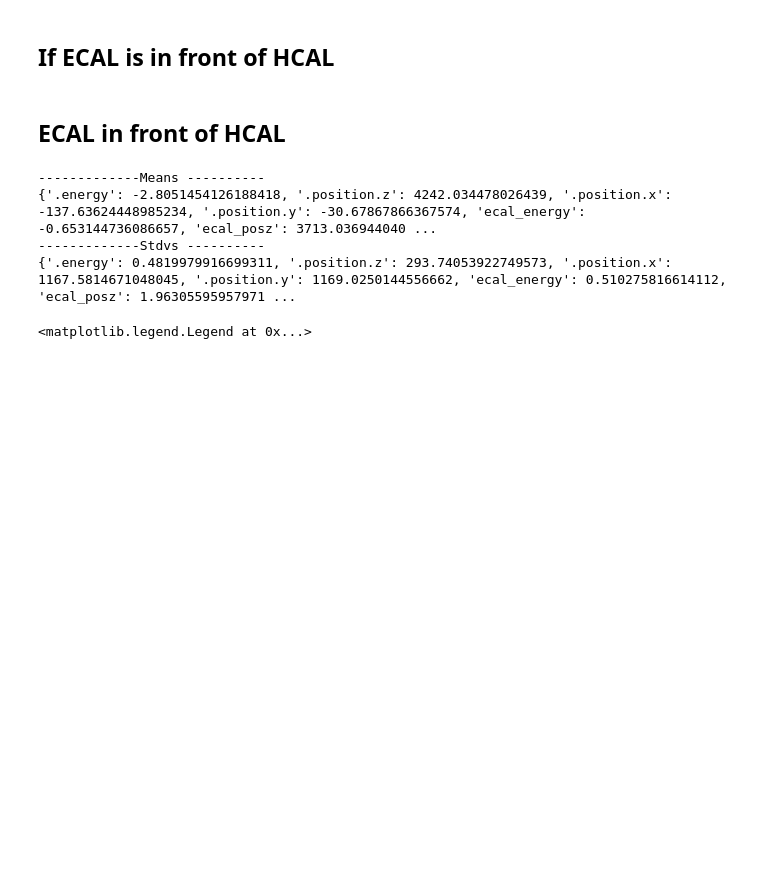
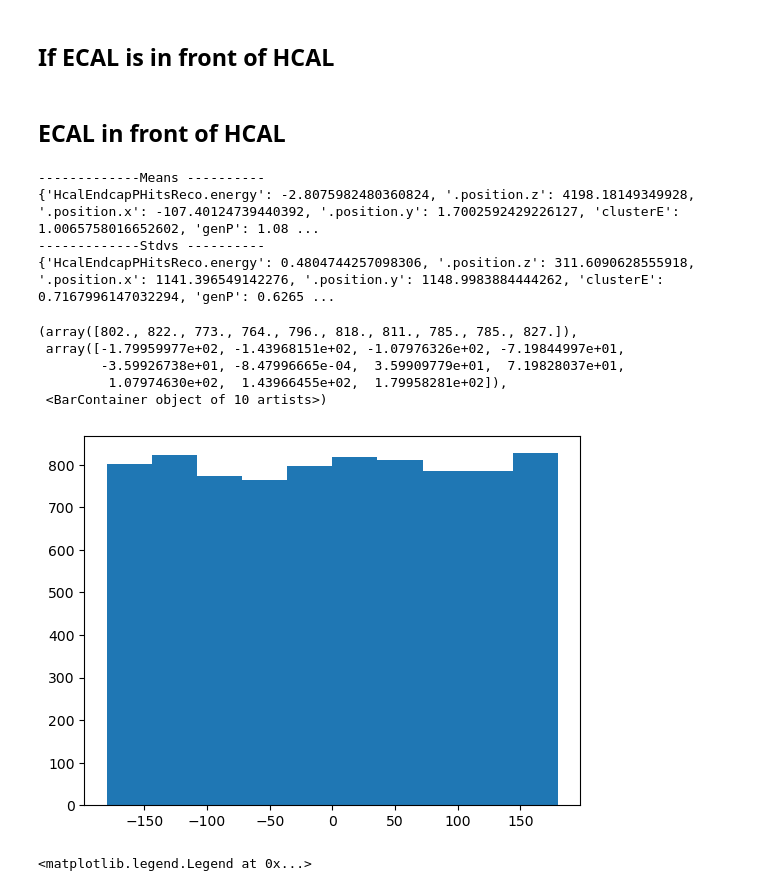
Before and after one commit to eiccodesign/regressiononly, a Jupyter notebook: notebooks/hitQA.ipynb, the cells around one changed output. Drawn from its saved outputs; the diff is of its cells as text; code cells hidden in the pictures; blank space fills up the shorter version.

```diff
--- a/notebooks/hitQA.ipynb
+++ b/notebooks/hitQA.ipynb
@@ -1297,13 +1178,13 @@ path_to_stat=f'/media/miguel/Elements/bishnu/zdc_models/preprocessed_input4D_out
 #'
 #path_to_stat='/media/miguel/Elements/ECCE_HCAL/ECCE_ECAL_HCAL_model_theta_10-30/new_models_1Doutput_09-08/preprocessed_input4D_output1D_ECCE_graphnet_test'
 
-output_dim=1
+output_dim=3
 include_ecal=True
 git_repo='my'
 
 if git_repo=='my':
-    path_to_stat='/media/miguel/Elements/ECCE_HCAL/ECCE_ECAL_HCAL_model_theta_10-30/new_models_1Doutput_09-08/\
-preprocessed_input4D_output1D_Hcal_4W_60Fe_zseg8_try' #preprocessed_input4D_output1D_ECCE_deepsets_fromMyDir'
+    path_to_stat='/media/miguel/Elements/bishnu/Graphnet_models_Nov_2023/\
+preprocessed_input4D_output3D_hcal_4W_60Fe_graphnet_try/' #preprocessed_input4D_output1D_ECCE_deepsets_fromMyDir'
 
 elif git_repo=='main':
     path_to_stat='/media/miguel/Elements/ECCE_HCAL/ECCE_ECAL_HCAL_model_theta_10-30/new_models_1Doutput_09-08/\
@@ -1363,8 +1244,13 @@ def QAplots_for_training_input(path_to_stat, output_dim=output_dim, FileNum='000
 
         cluster_sums=np.array(cluster_sums)
 
-
-
+        if output_dim==3:
+            theta=genPs[:,1]
+            genP_E=genPs[:,0]
+            phi=genPs[:,2]
+            genPs_n=genP_E*stdvs['genP'] + means['genP']
+            true_gen_theta=theta*stdvs['theta'] + means['theta']
+            true_phi=phi*stdvs['phi'] + means['phi']
         if output_dim==2:
             theta=genPs[:,1]
             genP_E=genPs[:,0]
@@ -1403,14 +1289,17 @@ def QAplots_for_training_input(path_to_stat, output_dim=output_dim, FileNum='000
 
 
 
-        return energy_norm, z_norm,  x_norm, y_norm,index_hcal, energy_norm_ecal, z_norm_ecal, x_norm_ecal,y_norm_ecal,index_ecal, genP_E, theta, pred_corr, genP_corr, true_gen_theta, means, stdvs
+        return energy_norm, z_norm,  x_norm, y_norm,index_hcal, energy_norm_ecal, z_norm_ecal, x_norm_ecal,y_norm_ecal,index_ecal, genP_E, theta, pred_corr, genP_corr, true_gen_theta, true_phi, means, stdvs
 # %% [markdown]
 ## ECAL in front of HCAL
 # %%
 #energy_norm, z_norm, x_norm, y_norm,  energy_norm_ecal, z_norm_ecal, x_norm_ecal, y_norm_ecal,
 #index_ecal, genP_E, theta, pred_corr, genP_corr, true_gen_theta =
-energy_norm,z_norm,  x_norm, y_norm, index_hcal, energy_norm_ecal,  z_norm_ecal, x_norm_ecal, y_norm_ecal,index_ecal, genP_E, theta, pred_corr, genP_corr, true_gen_theta, means, stdvs =QAplots_for_training_input(path_to_stat, output_dim=output_dim, FileNum='000', data_kind='train')
+energy_norm,z_norm,  x_norm, y_norm, index_hcal, energy_norm_ecal,  z_norm_ecal, x_norm_ecal, y_norm_ecal,\
+index_ecal, genP_E, theta, pred_corr, genP_corr, true_gen_theta, true_phi, means, stdvs =QAplots_for_training_input(path_to_stat, output_dim=output_dim, FileNum='000', data_kind='train')
 
+if output_dim==3:
+    variables = [energy_norm, z_norm, x_norm, y_norm, genP_E, theta, true_phi]
 if output_dim==2:
     variables = [energy_norm, z_norm, x_norm, y_norm, genP_E, theta]
 elif output_dim==1:
@@ -1422,9 +1311,18 @@ means = [np.mean(var) for var in variables]
 std_devs = [np.std(var) for var in variables]
 # %% [output]
 -------------Means ----------
-{'.energy': -2.8051454126188418, '.position.z': 4242.034478026439, '.position.x': -137.63624448985234, '.position.y': -30.67867866367574, 'ecal_energy': -0.653144736086657, 'ecal_posz': 3713.036944040 ...
+{'HcalEndcapPHitsReco.energy': -2.8075982480360824, '.position.z': 4198.18149349928, '.position.x': -107.40124739440392, '.position.y': 1.7002592429226127, 'clusterE': 1.0065758016652602, 'genP': 1.08 ...
 -------------Stdvs ----------
-{'.energy': 0.4819979916699311, '.position.z': 293.74053922749573, '.position.x': 1167.5814671048045, '.position.y': 1169.0250144556662, 'ecal_energy': 0.510275816614112, 'ecal_posz': 1.96305595957971 ...
+{'HcalEndcapPHitsReco.energy': 0.4804744257098306, '.position.z': 311.6090628555918, '.position.x': 1141.396549142276, '.position.y': 1148.9983884444262, 'clusterE': 0.7167996147032294, 'genP': 0.6265 ...
+# %%
+plt.hist(np.degrees(true_phi/1000))
+# %% [output]
+(array([802., 822., 773., 764., 796., 818., 811., 785., 785., 827.]),
+ array([-1.79959977e+02, -1.43968151e+02, -1.07976326e+02, -7.19844997e+01,
+        -3.59926738e+01, -8.47996665e-04,  3.59909779e+01,  7.19828037e+01,
+         1.07974630e+02,  1.43966455e+02,  1.79958281e+02]),
+ <BarContainer object of 10 artists>)
+[figure, added]
 # %%
 plt.hist(index_hcal, range=(-2,2), label='hcal')
 plt.hist(index_ecal, range=(-2,2), label='ecal')
```
Also changed, not shown: parts of 20 cells of this notebook, 14 other files.
